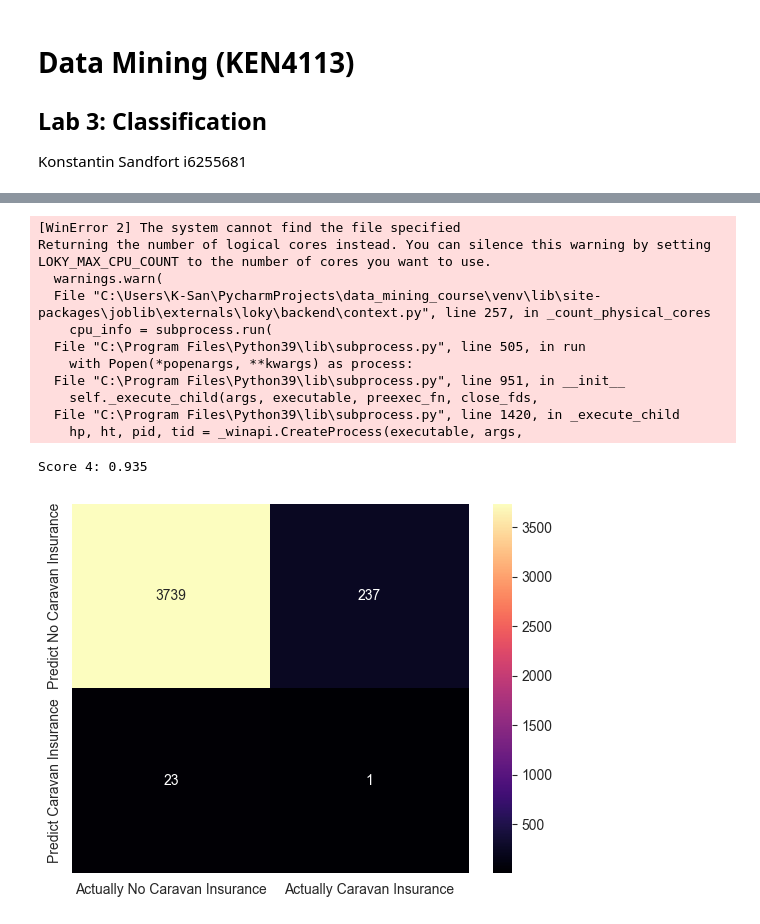
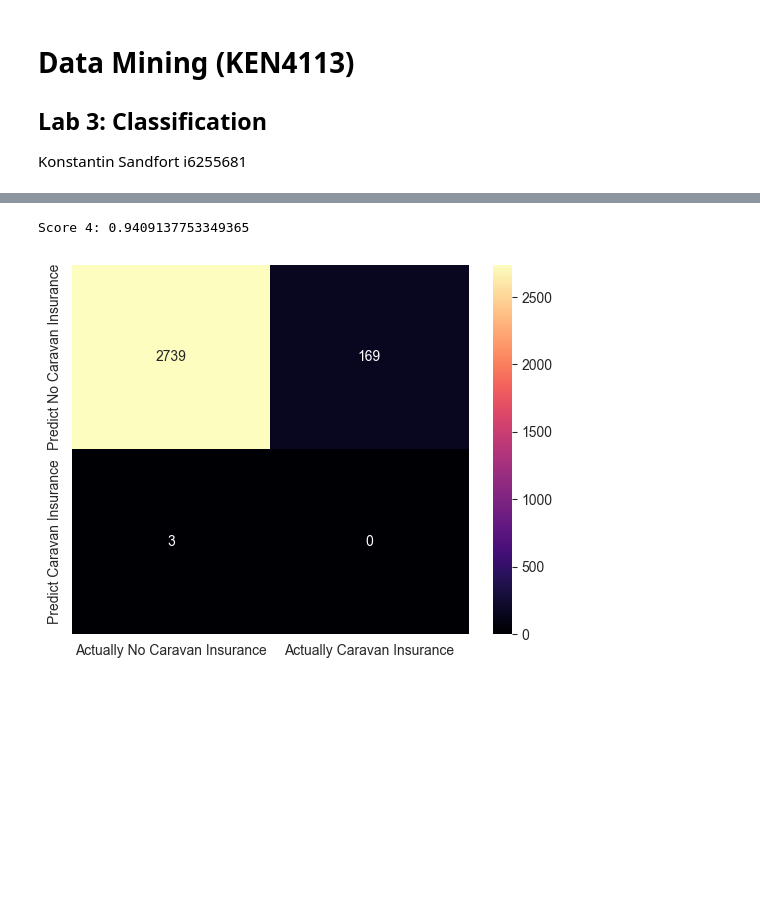
Before and after one commit to KSandfort/data_mining_course, a Jupyter notebook: lab3/lab3.ipynb, the cells around one changed output, grey strips where cells are left out. Drawn from its saved outputs; the diff is of its cells as text; code cells hidden in the pictures; blank space fills up the shorter version.

```diff
--- a/lab3/lab3.ipynb
+++ b/lab3/lab3.ipynb
@@ -86,10 +86,9 @@ Please also refer to the documentation for alternative solver options:
 def univariate_feature_selection(df, y, k_f):
     selector = SelectKBest(f_classif, k=k_f)
     selected = selector.fit_transform(df, y)
-    selector.get_support()
-    selected_features_mask = selector.get_support()
-    f_names = X.columns
-    col_names = [feature for feature, selected in zip(f_names, selected_features_mask) if selected]
+    mask = selector.get_support()
+    f = np.array(X_ohe.columns)
+    col_names = f[mask]
     return selected, col_names
 
 X_train_ufs, col_names_train = univariate_feature_selection(X_train, y_train, 40)
@@ -99,8 +98,11 @@ log_reg_v2_model = LogisticRegression(verbose=False, penalty=None)
 log_reg_v2_model.fit(X=X_train_ufs, y=y_train)
 prediction_2 = log_reg_v2_model.predict(X_test_ufs)
 
-print(col_names_train)
 
+coefficients = log_reg_v2_model.coef_
+features = np.transpose(np.vstack((col_names_train, np.abs(coefficients[0]))))
+features_sorted = np.flip(features[features[:, 1].argsort()], axis=0)
+print(features_sorted)
 
 score_2 = log_reg_v2_model.score(X=X_test_ufs, y=y_test)
 print(f'Model 2 accuracy score: {score_2}')
@@ -146,25 +151,14 @@ Score 3: 0.9069048436963243
 # %%
 # KNN model
 knn_model = KNeighborsClassifier(n_neighbors=2)
-knn_model.fit(ufs_train, y_train)
-prediction_4 = knn_model.predict(ufs_test)
-score_4 = knn_model.score(ufs_test, y_test)
+knn_model.fit(X_test_ufs, y_train)
+prediction_4 = knn_model.predict(X_test_ufs)
+score_4 = knn_model.score(X_test_ufs, y_test)
 print(f'Score 4: {score_4}')
 display_confusion_matrix(y_test, prediction_4)
 # %% [output]
-[WinError 2] The system cannot find the file specified
-Returning the number of logical cores instead. You can silence this warning by setting LOKY_MAX_CPU_COUNT to the number of cores you want to use.
-  warnings.warn(
-  File "C:\Users\K-San\PycharmProjects\data_mining_course\venv\lib\site-packages\joblib\externals\loky\backend\context.py", line 257, in _count_physical_cores
-    cpu_info = subprocess.run(
-  File "C:\Program Files\Python39\lib\subprocess.py", line 505, in run
-    with Popen(*popenargs, **kwargs) as process:
-  File "C:\Program Files\Python39\lib\subprocess.py", line 951, in __init__
-    self._execute_child(args, executable, preexec_fn, close_fds,
-  File "C:\Program Files\Python39\lib\subprocess.py", line 1420, in _execute_child
-    hp, ht, pid, tid = _winapi.CreateProcess(executable, args,
+Score 4: 0.9409137753349365
-Score 4: 0.935
-[figure, old version]
+[figure, new version]
 # %%
 # Naive Bayes model - very poor performance
 naive_bayes_model = GaussianNB()
```
Also changed, not shown: parts of 8 cells of this notebook.
